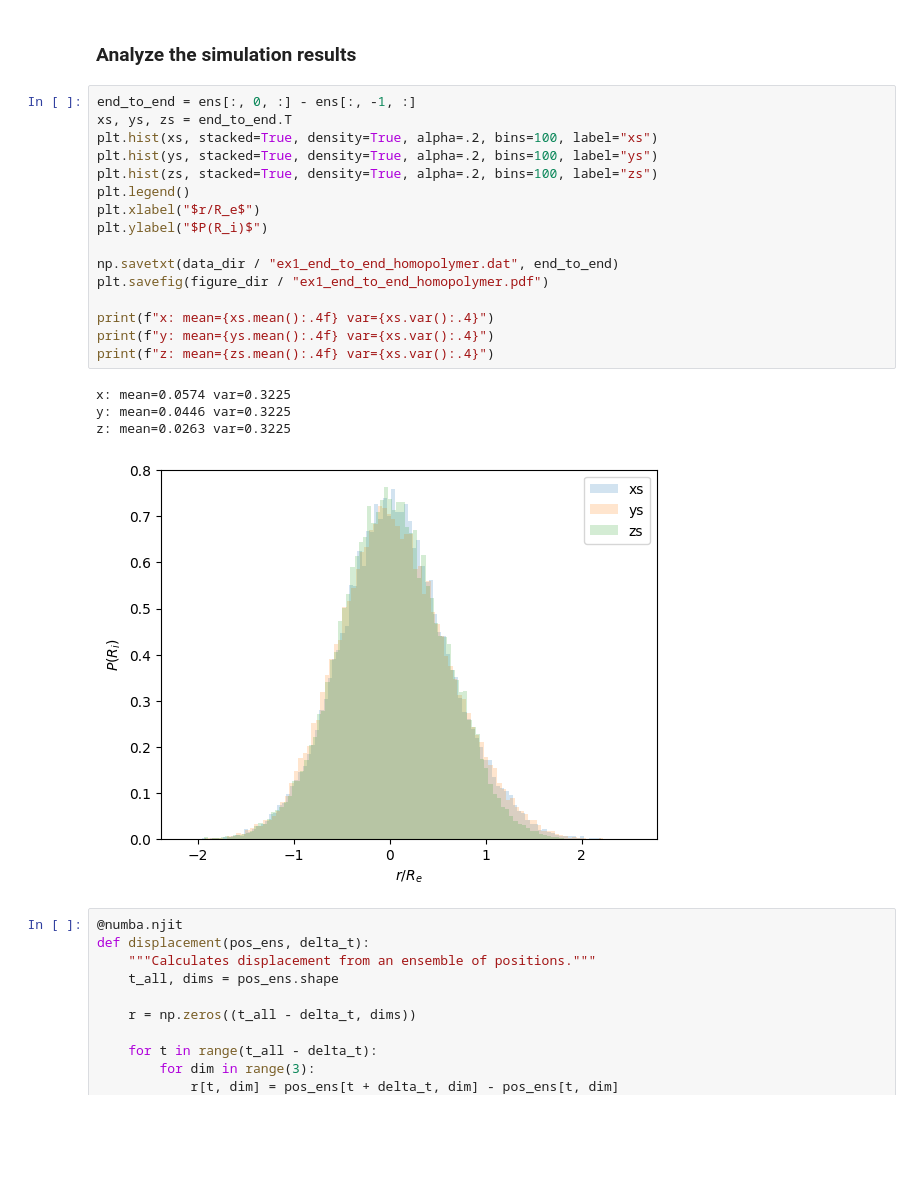
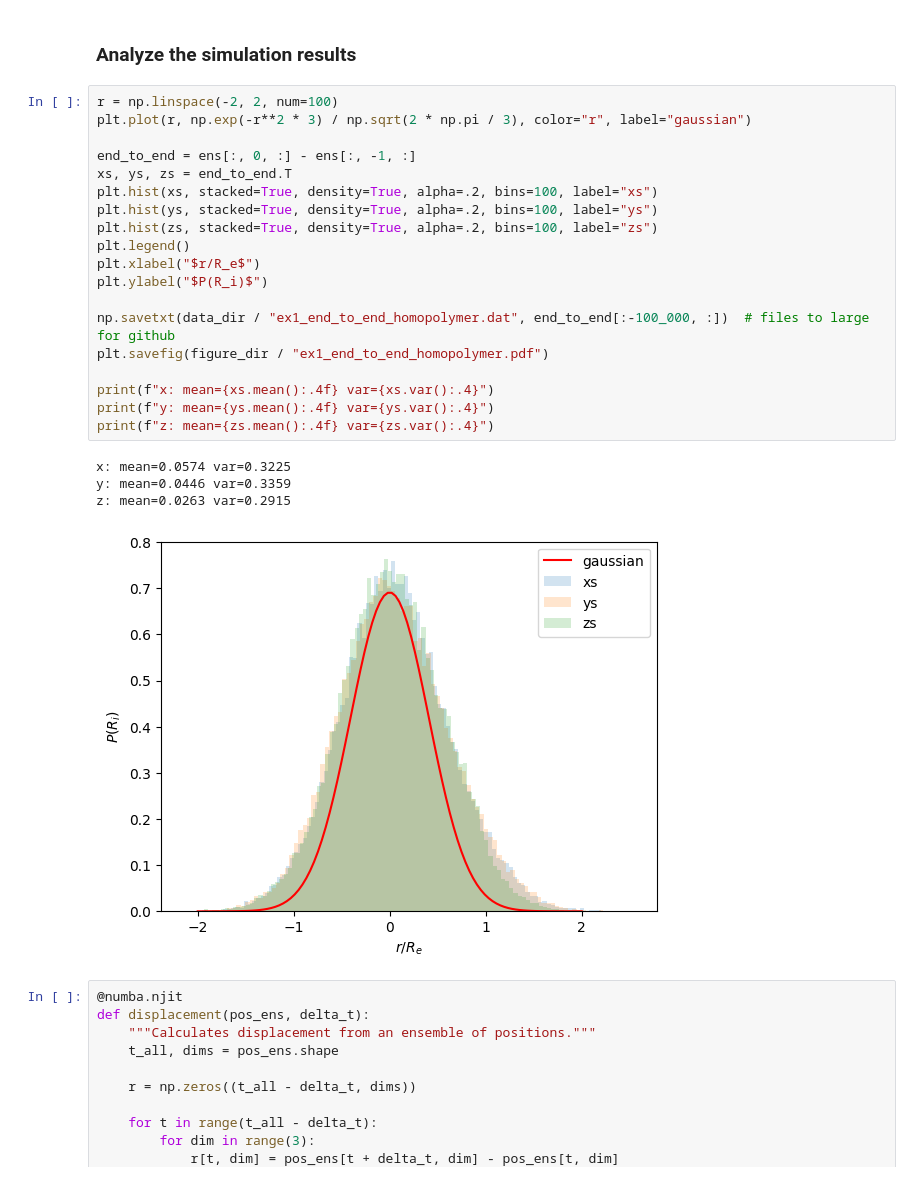
Before and after one commit to h-mnzlr/acpl-softmatter, a Jupyter notebook: notebooks/1_monte_carlo.sync.ipynb, the cells around one changed output. Cells and saved outputs as stored; diff of their text form; blank space fills up the shorter version.

```diff
--- a/notebooks/1_monte_carlo.sync.ipynb
+++ b/notebooks/1_monte_carlo.sync.ipynb
@@ -68,26 +68,29 @@ ens = np.array(ens[drop_start * NUM_SEGMENTS:])
 # %% [markdown]
 ### Analyze the simulation results
 # %%
+r = np.linspace(-2, 2, num=100)
+plt.plot(r, np.exp(-r**2 * 3) / np.sqrt(2 * np.pi / 3), color="r", label="gaussian")
+
 end_to_end = ens[:, 0, :] - ens[:, -1, :]
 xs, ys, zs = end_to_end.T
 plt.hist(xs, stacked=True, density=True, alpha=.2, bins=100, label="xs")
 plt.hist(ys, stacked=True, density=True, alpha=.2, bins=100, label="ys")
 plt.hist(zs, stacked=True, density=True, alpha=.2, bins=100, label="zs")
 plt.legend()
 plt.xlabel("$r/R_e$")
 plt.ylabel("$P(R_i)$")
 
-np.savetxt(data_dir / "ex1_end_to_end_homopolymer.dat", end_to_end)
+np.savetxt(data_dir / "ex1_end_to_end_homopolymer.dat", end_to_end[:-100_000, :])  # files to large for github
 plt.savefig(figure_dir / "ex1_end_to_end_homopolymer.pdf")
 
 print(f"x: mean={xs.mean():.4f} var={xs.var():.4}")
-print(f"y: mean={ys.mean():.4f} var={xs.var():.4}")
-print(f"z: mean={zs.mean():.4f} var={xs.var():.4}")
+print(f"y: mean={ys.mean():.4f} var={ys.var():.4}")
+print(f"z: mean={zs.mean():.4f} var={zs.var():.4}")
 # %% [output]
 x: mean=0.0574 var=0.3225
-y: mean=0.0446 var=0.3225
-z: mean=0.0263 var=0.3225
+y: mean=0.0446 var=0.3359
+z: mean=0.0263 var=0.2915
-[figure, old version]
+[figure, new version]
 # %%
 @numba.njit
 def displacement(pos_ens, delta_t):
```
Also changed, not shown: 9 other files.
